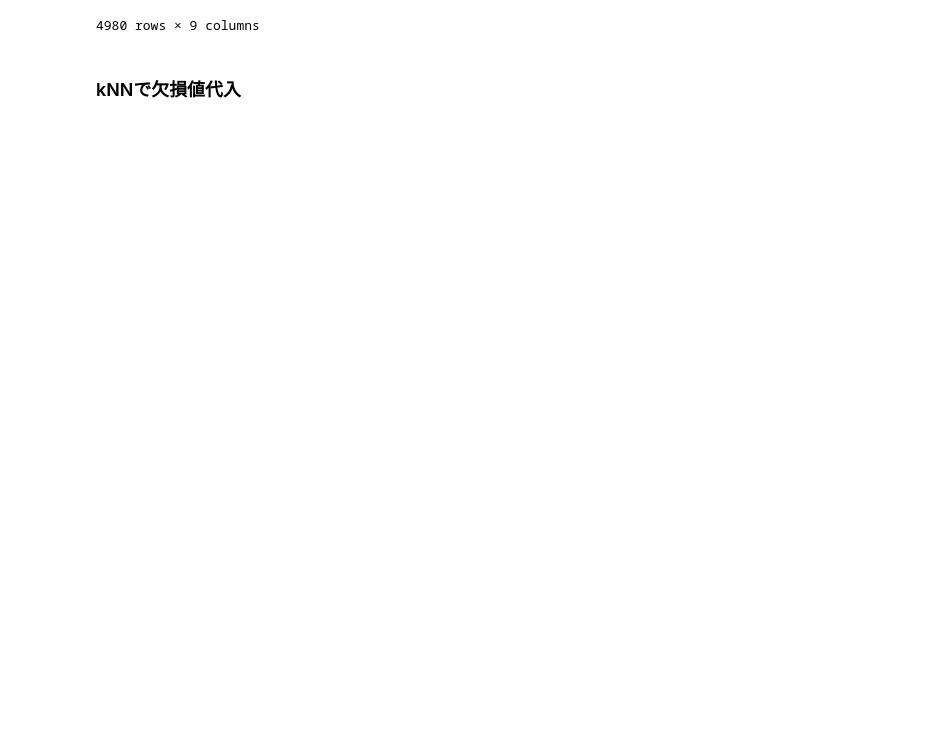
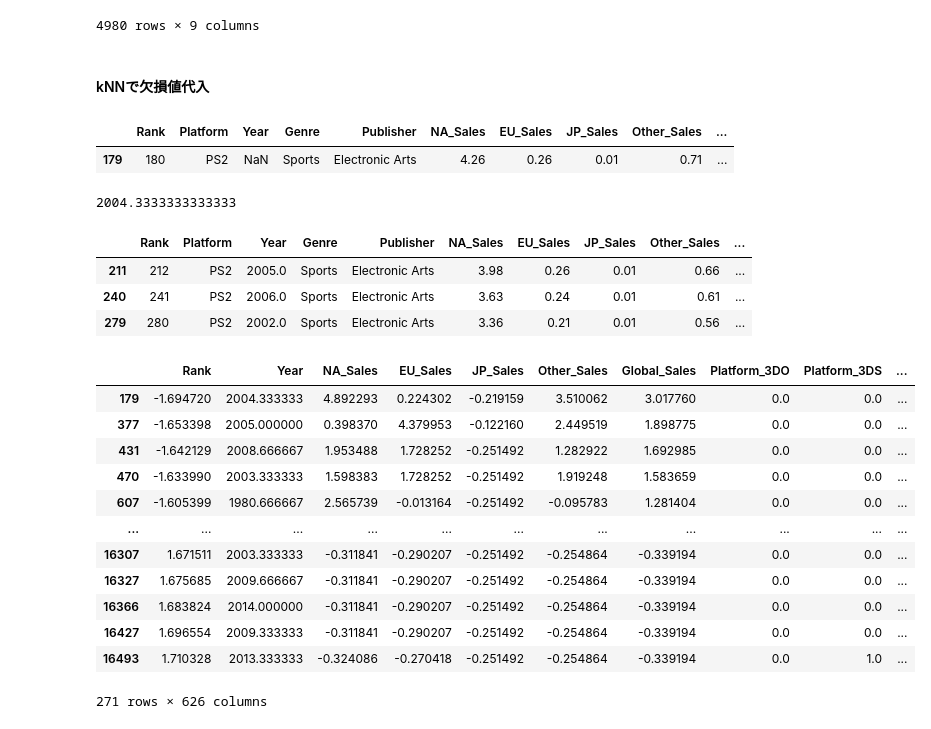
Before and after one commit to pajannat/my-learning, a Jupyter notebook: Kame_Udemy_MLCourse_Part3/preprocessing.ipynb, the cells around one changed output. Saved outputs shown, nothing was run; the diff lists cells and outputs as text; code cells hidden in the pictures; blank space fills up the shorter version.

```diff
--- a/Kame_Udemy_MLCourse_Part3/preprocessing.ipynb
+++ b/Kame_Udemy_MLCourse_Part3/preprocessing.ipynb
@@ -137,7 +139,7 @@ X_test
 | 8151 | 8153 | Brunswick Circuit Pro Bowling | PS | 1998.0 | Sports | THQ | 0.10 | 0.07 | 0.01 |
 4980 rows × 9 columns
 # %% [markdown]
-### kNNで欠損値代入
+#### kNNで欠損値代入
 # %%
 # データ準備
 df = pd.read_csv('vgsales.csv')
@@ -162,3 +164,53 @@ y_train, y_test = y.iloc[train_indexes], y.iloc[test_indexes]
 # kNNのモデルを作って予測値を代入する
 knn = KNeighborsRegressor(n_neighbors=3).fit(X_train, y_train)
 y_pred = knn.predict(X_test)
+# %%
+# 一つ目のテストデータのkNNのYear予測を確認
+df.iloc[X_test.head(1).index]
+# %% [output]
+|  | Rank | Platform | Year | Genre | Publisher | NA_Sales | EU_Sales | JP_Sales | Other_Sales | ... |
+| 179 | 180 | PS2 | NaN | Sports | Electronic Arts | 4.26 | 0.26 | 0.01 | 0.71 | ... |
+# %%
+y_pred[0]
+# %% [output]
+2004.3333333333333
+# %%
+# neighborとして使用されたデータを確認する
+neighbors = knn.kneighbors(X_test.head(1))
+# neighbors[1][0]には，予測に使用されたデータ(X_train)のindexが格納されているが，
+# このindexは学習データX_trainの先頭からのindexである
+# (しかし、X_train はXから切り出したため、indexが飛び飛びになっている)
+# 一度reset_index()でindexを先頭から振り直して(X_train.reset_index())
+# 対象データにアクセスし(X_train.reset_index().loc[neighbors[1][0]])
+# ['index']カラムから元のdfのindexを取得する(X_train.reset_index().loc[neighbors[1][0]]['index'])
+df.loc[X_train.reset_index().loc[neighbors[1][0]]['index']]
+# %% [output]
+|  | Rank | Platform | Year | Genre | Publisher | NA_Sales | EU_Sales | JP_Sales | Other_Sales | ... |
+| 211 | 212 | PS2 | 2005.0 | Sports | Electronic Arts | 3.98 | 0.26 | 0.01 | 0.66 | ... |
+| 240 | 241 | PS2 | 2006.0 | Sports | Electronic Arts | 3.63 | 0.24 | 0.01 | 0.61 | ... |
+| 279 | 280 | PS2 | 2002.0 | Sports | Electronic Arts | 3.36 | 0.21 | 0.01 | 0.56 | ... |
+# %%
+# kNNImputerを使う
+imputer = KNNImputer(n_neighbors=3)
+imputer.set_output(transform='pandas')
+# ダミー変数
+df = pd.get_dummies(df, drop_first=True)
+# 標準化
+df[num_cols] = StandardScaler().fit_transform(df[num_cols])
+df_imputed = imputer.fit_transform(df)
+# %%
+df_imputed.iloc[test_indexes]
+# %% [output]
+|  | Rank | Year | NA_Sales | EU_Sales | JP_Sales | Other_Sales | Global_Sales | Platform_3DO | Platform_3DS | ... |
+| 179 | -1.694720 | 2004.333333 | 4.892293 | 0.224302 | -0.219159 | 3.510062 | 3.017760 | 0.0 | 0.0 | ... |
+| 377 | -1.653398 | 2005.000000 | 0.398370 | 4.379953 | -0.122160 | 2.449519 | 1.898775 | 0.0 | 0.0 | ... |
+| 431 | -1.642129 | 2008.666667 | 1.953488 | 1.728252 | -0.251492 | 1.282922 | 1.692985 | 0.0 | 0.0 | ... |
+| 470 | -1.633990 | 2003.333333 | 1.598383 | 1.728252 | -0.251492 | 1.919248 | 1.583659 | 0.0 | 0.0 | ... |
+| 607 | -1.605399 | 1980.666667 | 2.565739 | -0.013164 | -0.251492 | -0.095783 | 1.281404 | 0.0 | 0.0 | ... |
+| ... | ... | ... | ... | ... | ... | ... | ... | ... | ... | ... |
+| 16307 | 1.671511 | 2003.333333 | -0.311841 | -0.290207 | -0.251492 | -0.254864 | -0.339194 | 0.0 | 0.0 | ... |
+| 16327 | 1.675685 | 2009.666667 | -0.311841 | -0.290207 | -0.251492 | -0.254864 | -0.339194 | 0.0 | 0.0 | ... |
+| 16366 | 1.683824 | 2014.000000 | -0.311841 | -0.290207 | -0.251492 | -0.254864 | -0.339194 | 0.0 | 0.0 | ... |
+| 16427 | 1.696554 | 2009.333333 | -0.311841 | -0.290207 | -0.251492 | -0.254864 | -0.339194 | 0.0 | 0.0 | ... |
+| 16493 | 1.710328 | 2013.333333 | -0.324086 | -0.270418 | -0.251492 | -0.254864 | -0.339194 | 0.0 | 1.0 | ... |
+271 rows × 626 columns
```
Also changed, not shown: parts of 19 cells of this notebook.
